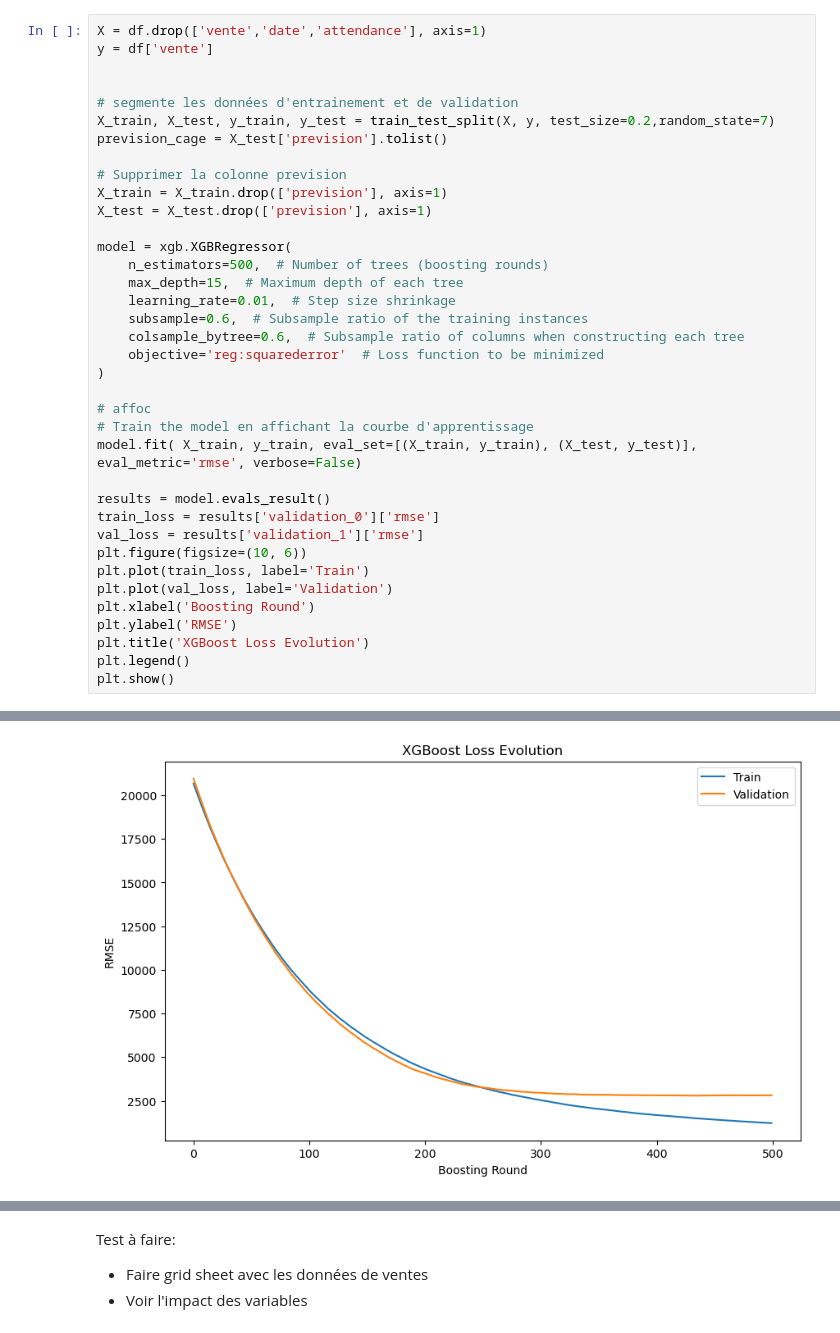
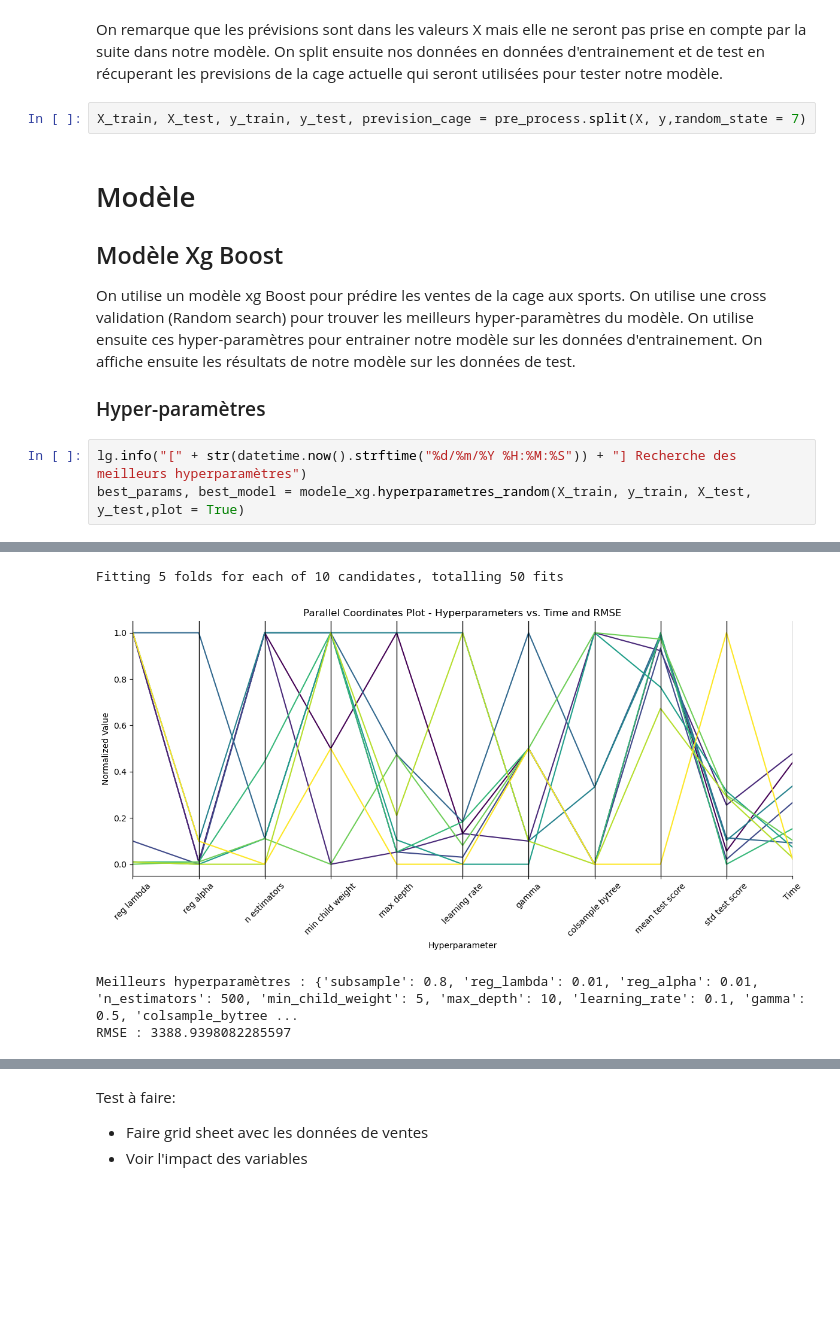
Before and after one commit to Last-Autumn-Leaf/dionysos, a Jupyter notebook: notebooks/prevision.ipynb, the cells around one changed output, grey strips where cells are left out. Cells and saved outputs as stored; diff of their text form; blank space fills up the shorter version.

Commit message:
test hyper param et feature

```diff
--- a/notebooks/prevision.ipynb
+++ b/notebooks/prevision.ipynb
@@ -86,38 +41,16 @@ df.head()
+# %% [markdown]
+On remarque que les prévisions sont dans les valeurs X mais elle ne seront pas prise en compte par la suite dans notre modèle. On split ensuite nos données en données d'entrainement et de test en récuperant les previsions de la cage actuelle qui seront utilisées pour tester notre modèle.
+# %%
+X_train, X_test, y_train, y_test, prevision_cage = pre_process.split(X, y,random_state = 7)
+# %% [markdown]
+# Modèle
+
+## Modèle Xg Boost
+
+On utilise un modèle xg Boost pour prédire les ventes de la cage aux sports. On utilise une cross validation (Random search) pour trouver les meilleurs hyper-paramètres du modèle. On utilise ensuite ces hyper-paramètres pour entrainer notre modèle sur les données d'entrainement. On affiche ensuite les résultats de notre modèle sur les données de test.
+
+### Hyper-paramètres
 # %%
-X = df.drop(['vente','date','attendance'], axis=1)
-y = df['vente']
-
-
-# segmente les données d'entrainement et de validation
-X_train, X_test, y_train, y_test = train_test_split(X, y, test_size=0.2,random_state=7)
-prevision_cage = X_test['prevision'].tolist()
-
-# Supprimer la colonne prevision
-X_train = X_train.drop(['prevision'], axis=1)
-X_test = X_test.drop(['prevision'], axis=1)
-
-model = xgb.XGBRegressor(
-    n_estimators=500,  # Number of trees (boosting rounds)
-    max_depth=15,  # Maximum depth of each tree
-    learning_rate=0.01,  # Step size shrinkage
-    subsample=0.6,  # Subsample ratio of the training instances
-    colsample_bytree=0.6,  # Subsample ratio of columns when constructing each tree
-    objective='reg:squarederror'  # Loss function to be minimized
-)
-
-# affoc
-# Train the model en affichant la courbe d'apprentissage
-model.fit( X_train, y_train, eval_set=[(X_train, y_train), (X_test, y_test)], eval_metric='rmse', verbose=False)
-
-results = model.evals_result()
-train_loss = results['validation_0']['rmse']
-val_loss = results['validation_1']['rmse']
-plt.figure(figsize=(10, 6))
-plt.plot(train_loss, label='Train')
-plt.plot(val_loss, label='Validation')
-plt.xlabel('Boosting Round')
-plt.ylabel('RMSE')
-plt.title('XGBoost Loss Evolution')
-plt.legend()
-plt.show()
+lg.info("[" + str(datetime.now().strftime("%d/%m/%Y %H:%M:%S")) + "] Recherche des meilleurs hyperparamètres")
+best_params, best_model = modele_xg.hyperparametres_random(X_train, y_train, X_test, y_test,plot = True)
 # %% [output]
@@ -124 +58,4 @@ plt.show()
+Fitting 5 folds for each of 10 candidates, totalling 50 fits
-[figure, old version]
+[figure, new version]
+Meilleurs hyperparamètres : {'subsample': 0.8, 'reg_lambda': 0.01, 'reg_alpha': 0.01, 'n_estimators': 500, 'min_child_weight': 5, 'max_depth': 10, 'learning_rate': 0.1, 'gamma': 0.5, 'colsample_bytree ...
+RMSE : 3388.9398082285597
```
Also changed, not shown: parts of 14 cells of this notebook, 2 other files.
